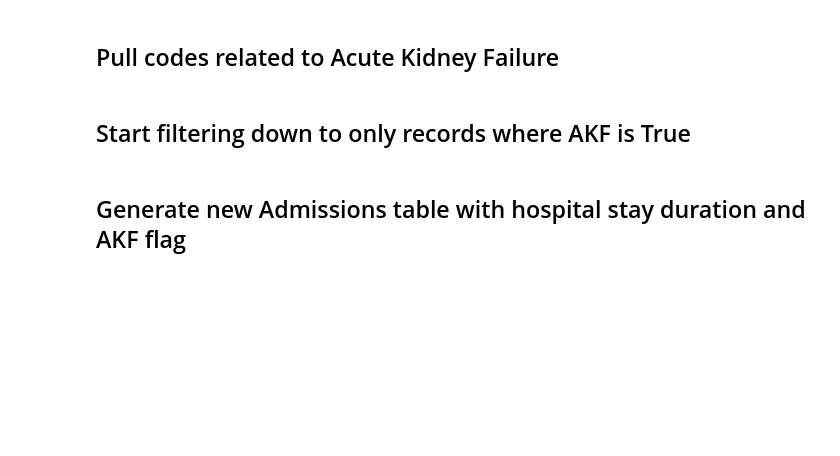
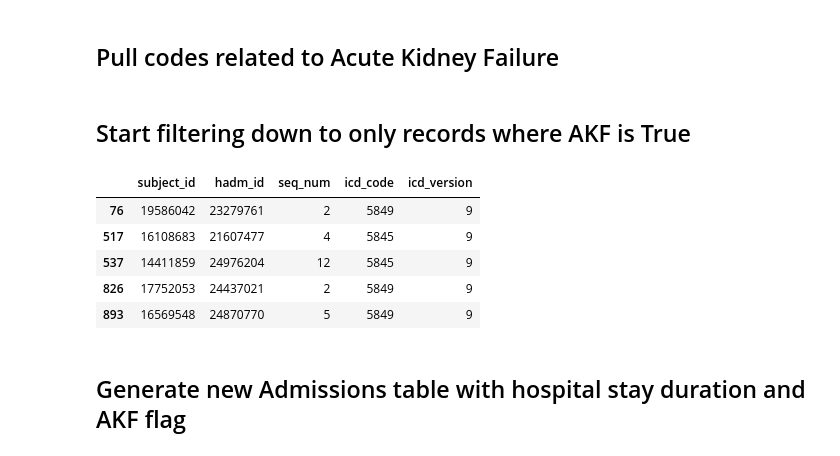
Before and after one commit to brandoncryu/disease_prediction, a Jupyter notebook: Generate Sample Patients.ipynb, the cells around one changed output. Cells and saved outputs as stored; diff of their text form; code cells hidden in the pictures; blank space fills up the shorter version.

```diff
--- a/Generate Sample Patients.ipynb
+++ b/Generate Sample Patients.ipynb
@@ -27,6 +35,15 @@ akf_codes = ['5849   ', 'N179   ', '5845   ', 'N170   ']
 ## Start filtering down to only records where AKF is True
 # %%
 diagnoses_icd_akf = diagnoses_icd[diagnoses_icd['icd_code'].isin(akf_codes)]
+# %%
+diagnoses_icd_akf.head()
+# %% [output]
+|  | subject_id | hadm_id | seq_num | icd_code | icd_version |
+| 76 | 19586042 | 23279761 | 2 | 5849 | 9 |
+| 517 | 16108683 | 21607477 | 4 | 5845 | 9 |
+| 537 | 14411859 | 24976204 | 12 | 5845 | 9 |
+| 826 | 17752053 | 24437021 | 2 | 5849 | 9 |
+| 893 | 16569548 | 24870770 | 5 | 5849 | 9 |
 # %% [markdown]
 ## Generate new Admissions table with hospital stay duration and AKF flag
 # %%
```
Also changed, not shown: parts of 31 cells of this notebook, 1 other file.
